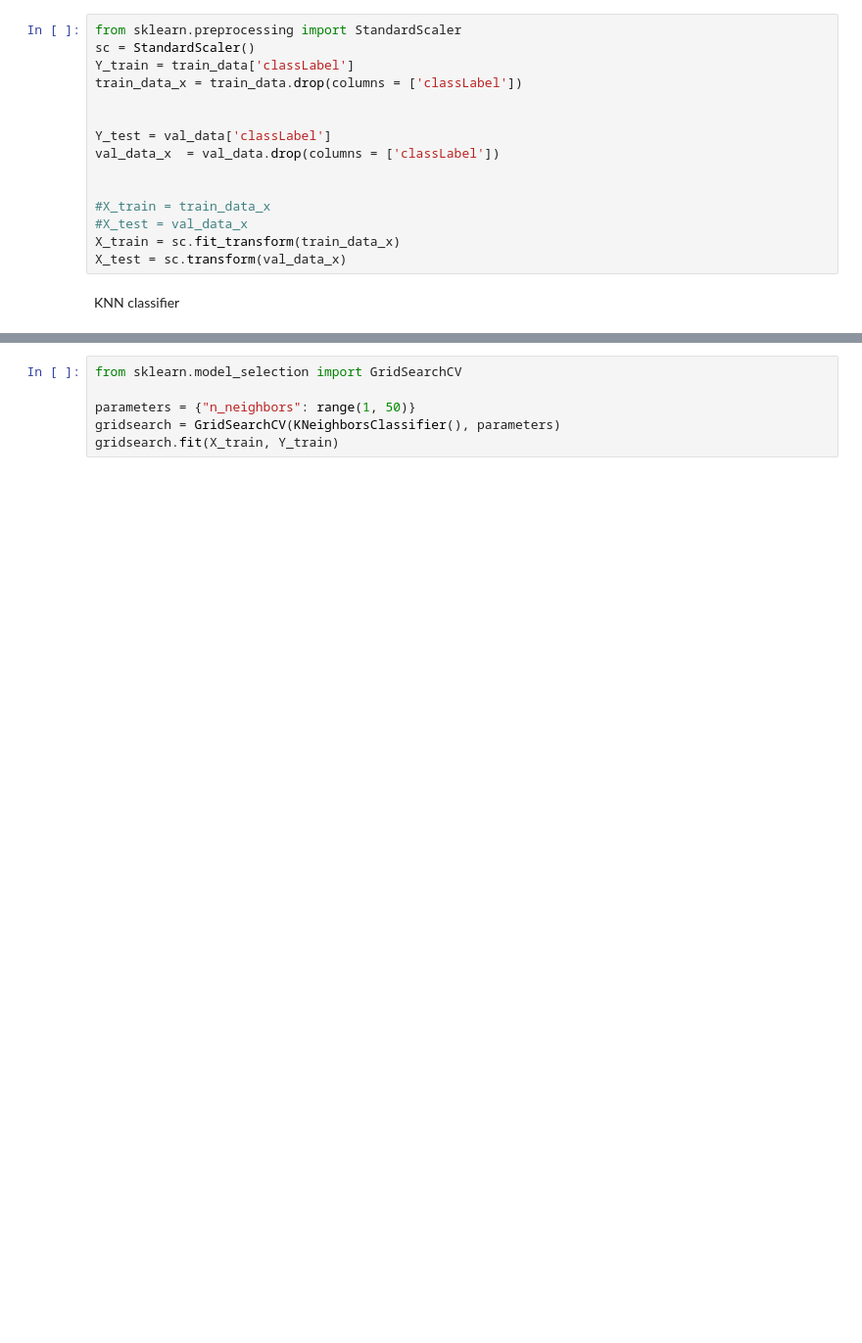
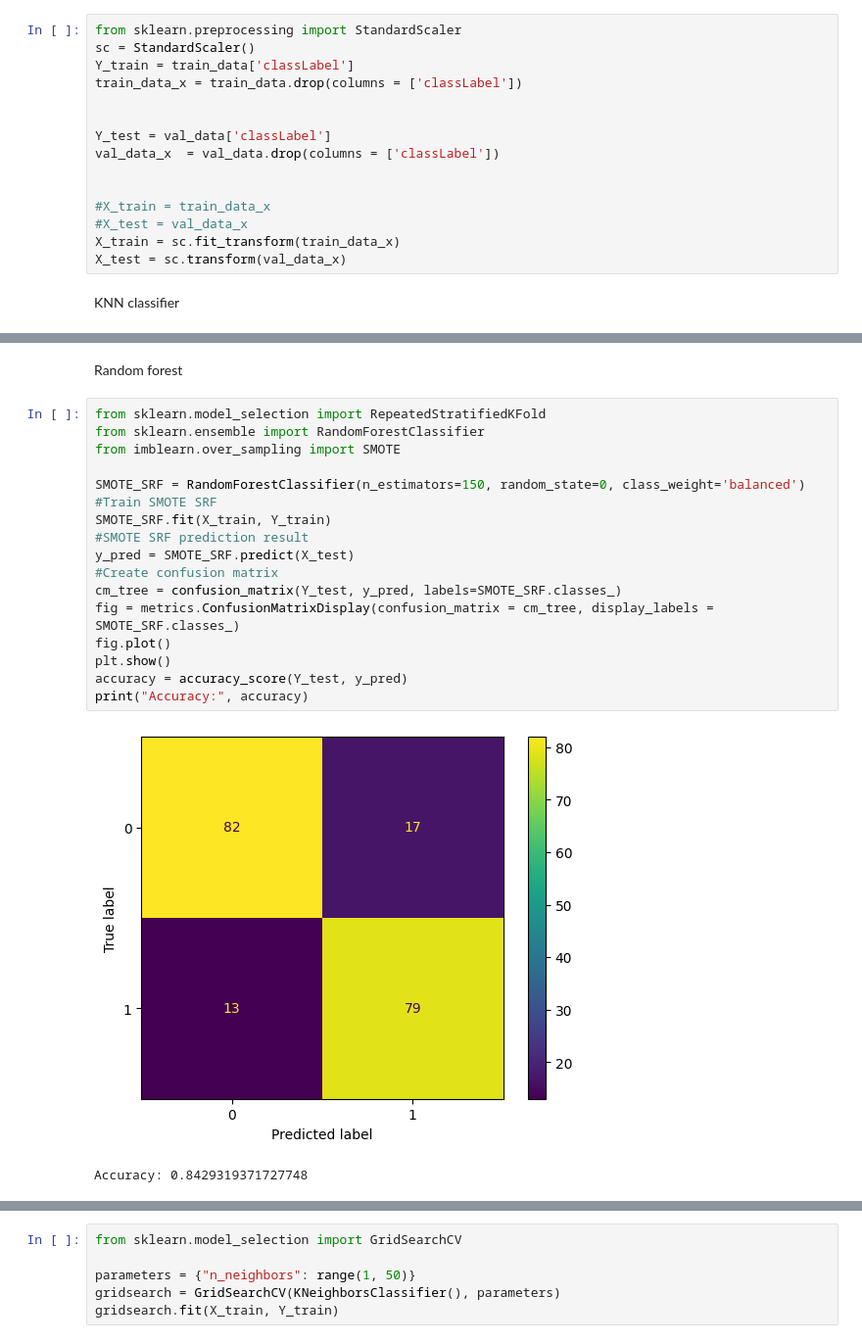
Before and after one commit to Martika98/Interview_task, a Jupyter notebook: zadanie_rekrutacyjne.ipynb, the cells around one changed output, grey strips where cells are left out. Shown at 98% size. Saved outputs shown, nothing was run; the diff lists cells and outputs as text; blank space fills up the shorter version.

```diff
--- a/zadanie_rekrutacyjne.ipynb
+++ b/zadanie_rekrutacyjne.ipynb
@@ -341 +317,23 @@ plt.show()
+# %% [markdown]
+Random forest
+# %%
+from sklearn.model_selection import RepeatedStratifiedKFold
+from sklearn.ensemble import RandomForestClassifier
+from imblearn.over_sampling import SMOTE
+
+SMOTE_SRF = RandomForestClassifier(n_estimators=150, random_state=0, class_weight='balanced')
+#Train SMOTE SRF
+SMOTE_SRF.fit(X_train, Y_train)
+#SMOTE SRF prediction result
+y_pred = SMOTE_SRF.predict(X_test)
+#Create confusion matrix
+cm_tree = confusion_matrix(Y_test, y_pred, labels=SMOTE_SRF.classes_)
+fig = metrics.ConfusionMatrixDisplay(confusion_matrix = cm_tree, display_labels = SMOTE_SRF.classes_)
+fig.plot()
+plt.show()
+accuracy = accuracy_score(Y_test, y_pred)
+print("Accuracy:", accuracy)
+# %% [output]
+[figure, added]
+Accuracy: 0.8429319371727748
 # %% [markdown]
```
Also changed, not shown: parts of 37 cells of this notebook.
